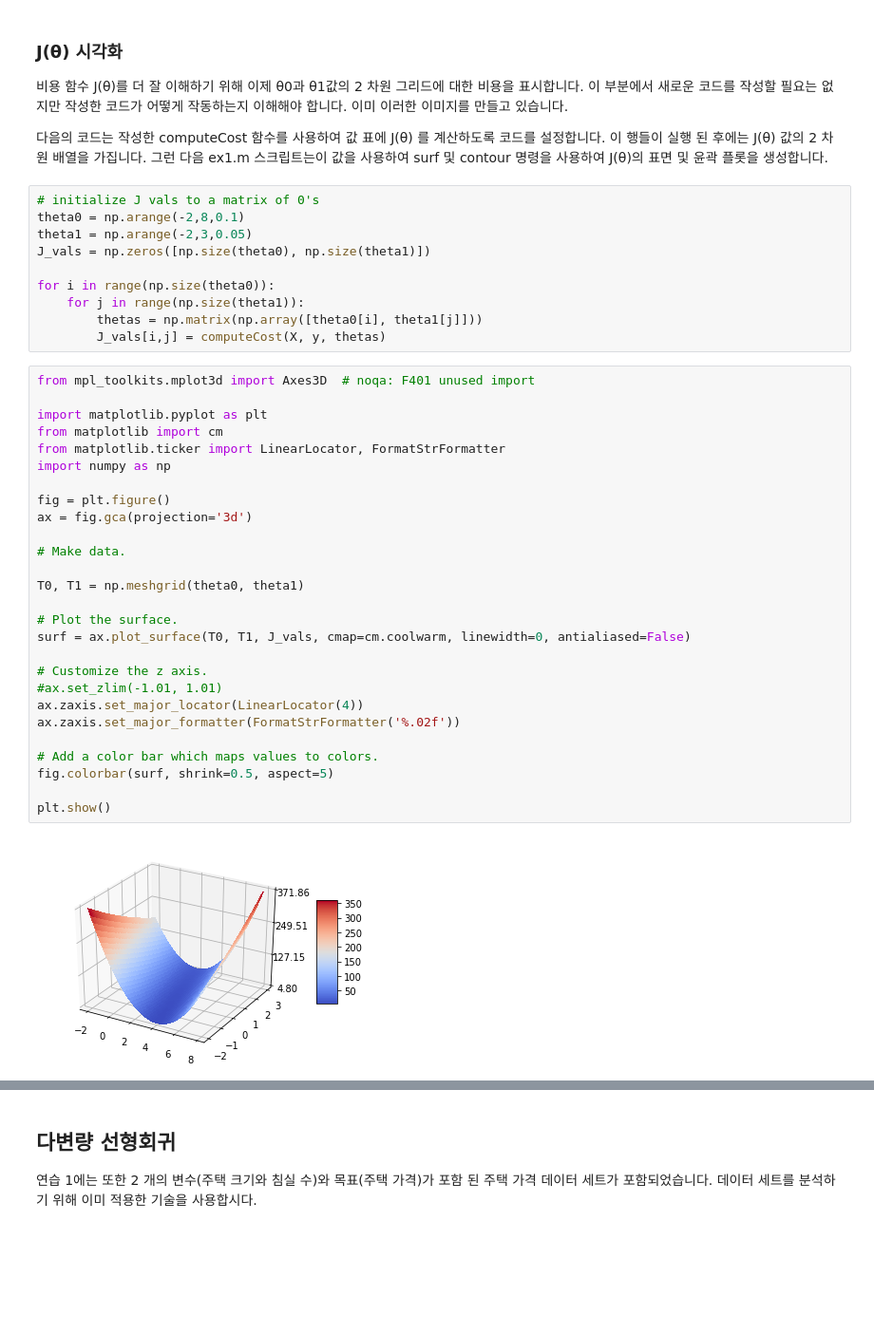
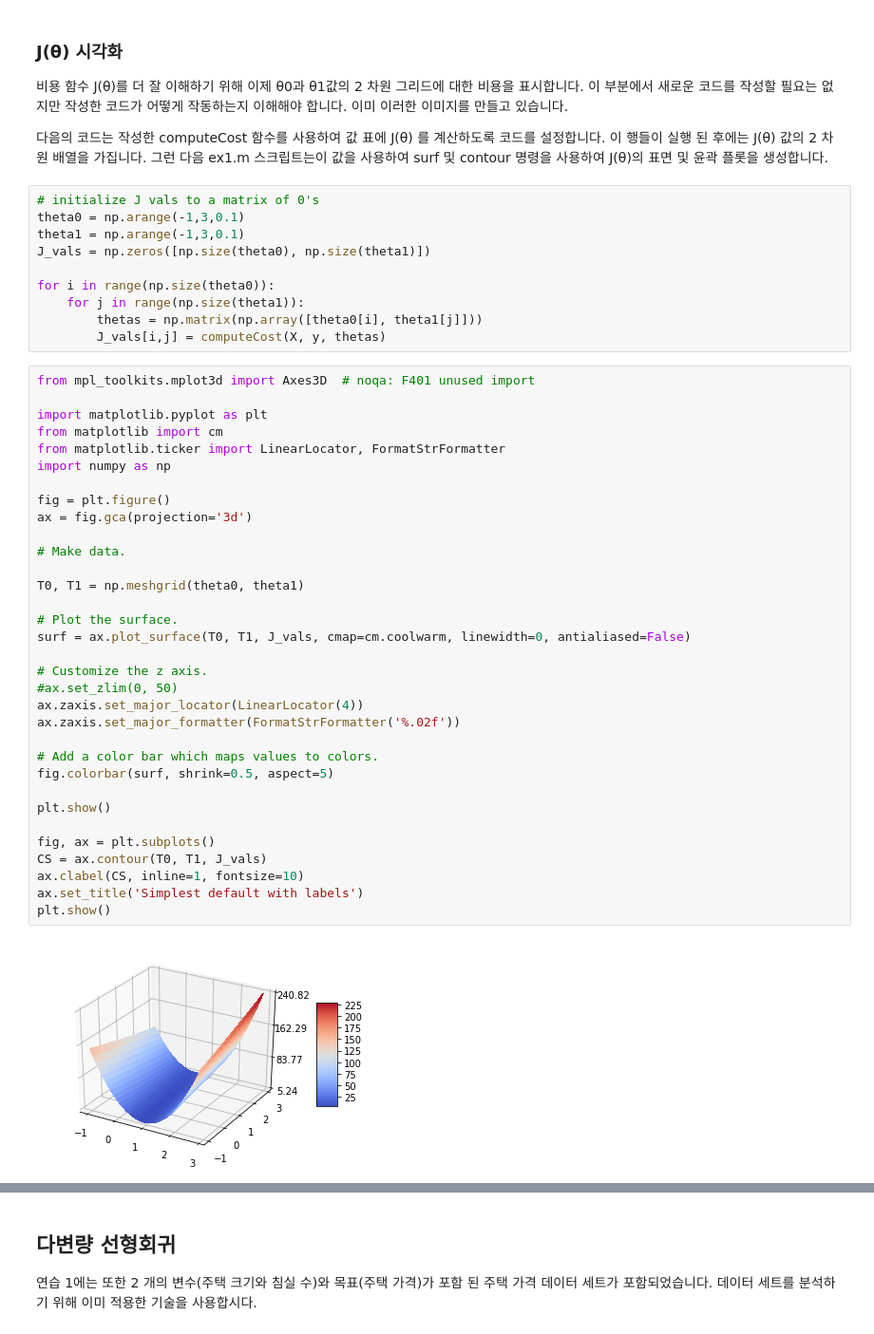
Before and after one commit to junji64/Machine-Learning, a Jupyter notebook: Machine Learning Exercise #1 - Linear Regression.ipynb, the cells around one changed output, grey strips where cells are left out. Shown at 95% size. Drawn from its saved outputs; the diff is of its cells as text; blank space fills up the shorter version.

```diff
--- a/Machine Learning Exercise #1 - Linear Regression.ipynb
+++ b/Machine Learning Exercise #1 - Linear Regression.ipynb
@@ -195,8 +191,8 @@ computeCost(X, y, g)
 이 행들이 실행 된 후에는 J(θ) 값의 2 차원 배열을 가집니다. 그런 다음 ex1.m 스크립트는이 값을 사용하여 surf 및 contour 명령을 사용하여 J(θ)의 표면 및 윤곽 플롯을 생성합니다.
 # %%
 # initialize J vals to a matrix of 0's
-theta0 = np.arange(-2,8,0.1)
-theta1 = np.arange(-2,3,0.05)
+theta0 = np.arange(-1,3,0.1)
+theta1 = np.arange(-1,3,0.1)
 J_vals = np.zeros([np.size(theta0), np.size(theta1)])
 
 for i in range(np.size(theta0)):
@@ -206,29 +202,35 @@ for i in range(np.size(theta0)):
 # %%
 from mpl_toolkits.mplot3d import Axes3D  # noqa: F401 unused import
 
 import matplotlib.pyplot as plt
 from matplotlib import cm
 from matplotlib.ticker import LinearLocator, FormatStrFormatter
 import numpy as np
 
 fig = plt.figure()
 ax = fig.gca(projection='3d')
 
 # Make data.
 
 T0, T1 = np.meshgrid(theta0, theta1)
 
 # Plot the surface.
 surf = ax.plot_surface(T0, T1, J_vals, cmap=cm.coolwarm, linewidth=0, antialiased=False)
 
 # Customize the z axis.
-#ax.set_zlim(-1.01, 1.01)
+#ax.set_zlim(0, 50)
 ax.zaxis.set_major_locator(LinearLocator(4))
 ax.zaxis.set_major_formatter(FormatStrFormatter('%.02f'))
 
 # Add a color bar which maps values to colors.
 fig.colorbar(surf, shrink=0.5, aspect=5)
 
 plt.show()
+
+fig, ax = plt.subplots()
+CS = ax.contour(T0, T1, J_vals)
+ax.clabel(CS, inline=1, fontsize=10)
+ax.set_title('Simplest default with labels')
+plt.show()
 # %% [output]
-[figure, old version]
+[figure, new version]
```
Also changed, not shown: parts of 2 cells of this notebook.
